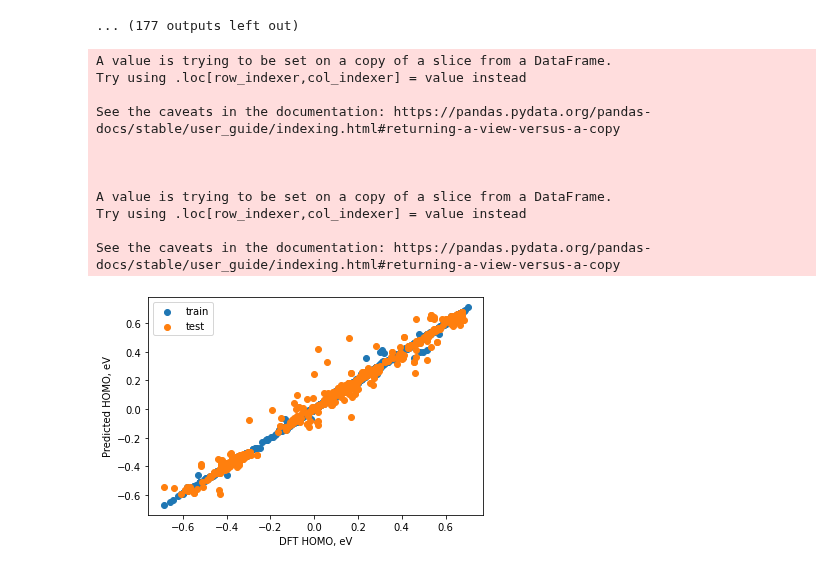
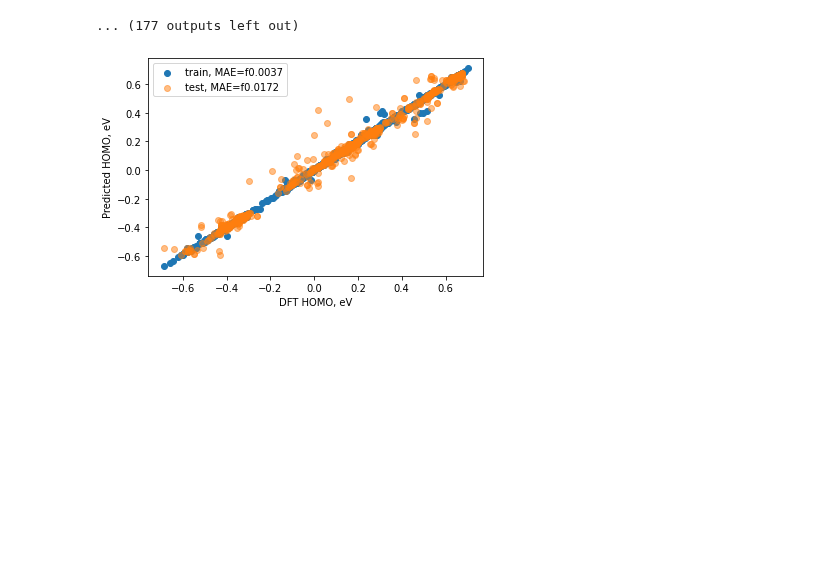
Before and after one commit to HSE-LAMBDA/ai4material_design, a Jupyter notebook: megnet-05-data-defect-only-HOMO-all.ipynb, the cells around one changed output. Cells and saved outputs as stored; diff of their text form; code cells hidden in the pictures; blank space fills up the shorter version.

Commit message:
plotting

```diff
--- a/megnet-05-data-defect-only-HOMO-all.ipynb
+++ b/megnet-05-data-defect-only-HOMO-all.ipynb
@@ -137,22 +137,11 @@ Epoch 00013: val_mae improved from 0.06844 to 0.06765, saving model to callback/
 # %%
 train.loc[:, 'predicted'] = model.predict_structures(train.defect_representation)
 test.loc[:, 'predicted'] = model.predict_structures(test.defect_representation)
 fig, ax = plt.subplots()
-ax.scatter(train.homo, train.predicted, label="train")
-ax.scatter(test.homo, test.predicted, label="test")
+ax.scatter(train.homo, train.predicted, label=f"train, MAE=f{np.mean(np.abs(train.homo-train.predicted)):.4f}")
+ax.scatter(test.homo, test.predicted, label=f"test, MAE=f{np.mean(np.abs(test.homo-test.predicted)):.4f}", alpha=0.5)
 ax.set_xlabel("DFT HOMO, eV")
 ax.set_ylabel("Predicted HOMO, eV")
 ax.legend();
 # %% [output]
-A value is trying to be set on a copy of a slice from a DataFrame.
-Try using .loc[row_indexer,col_indexer] = value instead
-
-See the caveats in the documentation: https://pandas.pydata.org/pandas-docs/stable/user_guide/indexing.html#returning-a-view-versus-a-copy
-
-
-
-A value is trying to be set on a copy of a slice from a DataFrame.
-Try using .loc[row_indexer,col_indexer] = value instead
-
-See the caveats in the documentation: https://pandas.pydata.org/pandas-docs/stable/user_guide/indexing.html#returning-a-view-versus-a-copy
-[figure, old version]
+[figure, new version]
```
Also changed, not shown: 1 other file.
